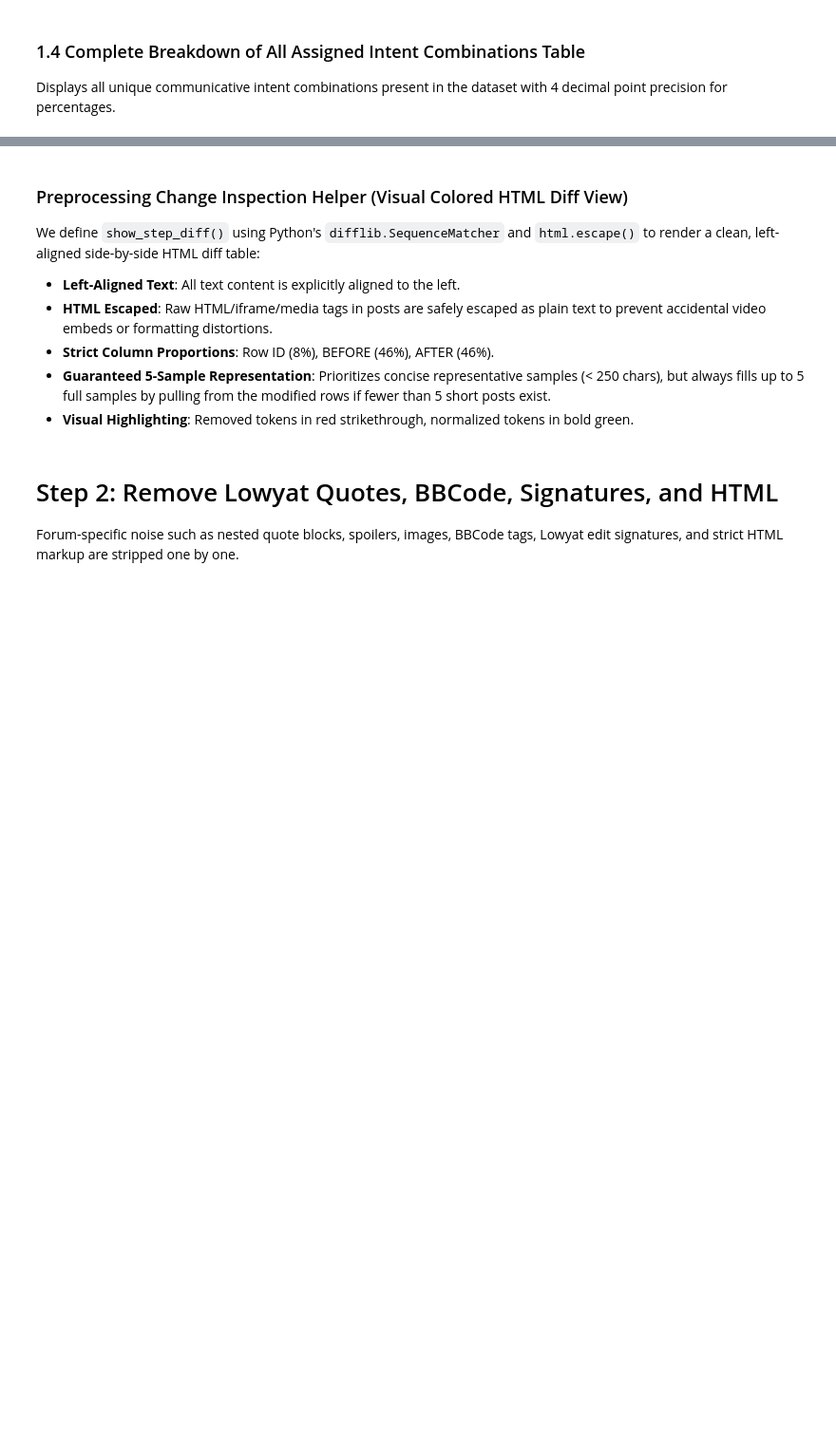
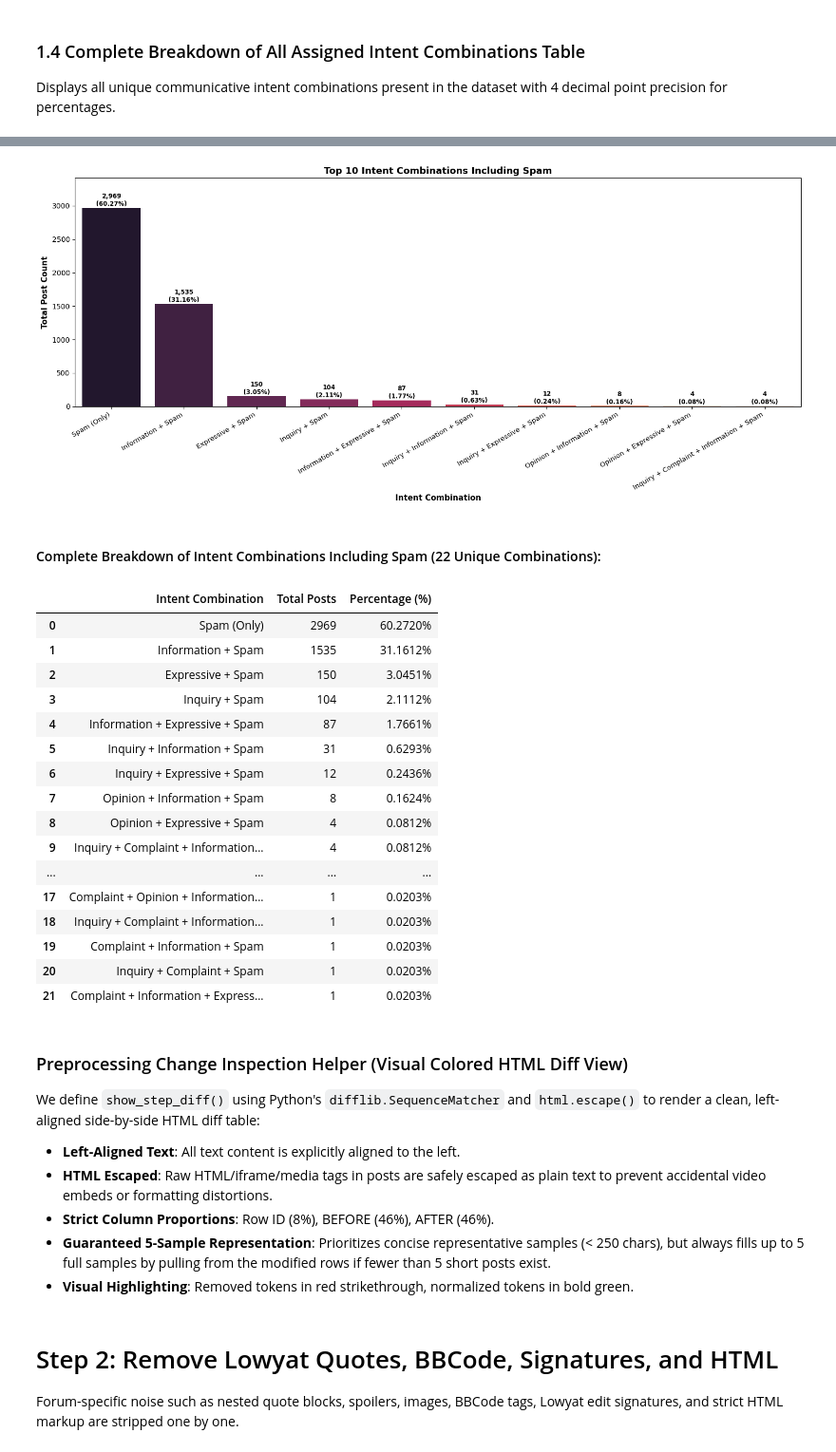
Before and after one commit to wjnotl/online-forum-communicative-intent-classification, a Jupyter notebook: intent classification.ipynb, the cells around one changed output, grey strips where cells are left out. Shown at 95% size. Drawn from its saved outputs; the diff is of its cells as text; code cells hidden in the pictures; blank space fills up the shorter version.

```diff
--- a/intent classification.ipynb
+++ b/intent classification.ipynb
@@ -171,3 +316,50 @@ display(combo_df.style.format({"Percentage (%)": "{:.4f}%"}))
+# %%
+# Filter combinations containing Spam
+spam_combinations = df[df['Spam'] == 1]['intent_combination'].value_counts()
+top_10_spam = spam_combinations.head(10)
+
+# Graph: Top 10 combinations including Spam
+plt.figure(figsize=(15, 6.8))
+sns.barplot(x=top_10_spam.index, y=top_10_spam.values, palette="rocket")
+plt.title("Top 10 Intent Combinations Including Spam", fontsize=13, fontweight='bold')
+plt.xlabel("Intent Combination", fontsize=11, fontweight='bold')
+plt.ylabel("Total Post Count", fontsize=11, fontweight='bold')
+plt.ylim(0, top_10_spam.values[0] * 1.15)
+plt.xticks(rotation=30, ha='right', fontsize=9.5)
+for i, v in enumerate(top_10_spam.values):
+    plt.text(i, v + 30, f"{v:,}\n({v/df['Spam'].sum()*100:.2f}%)", ha='center', fontsize=8.5, fontweight='bold')
+plt.tight_layout()
+plt.show()
+
+# Table: Complete breakdown of all combinations including Spam (count + percentage)
+spam_combo_df = pd.DataFrame({
+    "Intent Combination": spam_combinations.index,
+    "Total Posts": spam_combinations.values,
+    "Percentage (%)": (spam_combinations.values / df['Spam'].sum() * 100).round(4)
+})
+
+printmd(f"#### Complete Breakdown of Intent Combinations Including Spam ({len(spam_combinations)} Unique Combinations):")
+display(spam_combo_df.style.format({"Percentage (%)": "{:.4f}%"}))
+# %% [output]
+[figure, added]
+#### Complete Breakdown of Intent Combinations Including Spam (22 Unique Combinations):
+|  | Intent Combination | Total Posts | Percentage (%) |
+| 0 | Spam (Only) | 2969 | 60.2720% |
+| 1 | Information + Spam | 1535 | 31.1612% |
+| 2 | Expressive + Spam | 150 | 3.0451% |
+| 3 | Inquiry + Spam | 104 | 2.1112% |
+| 4 | Information + Expressive + Spam | 87 | 1.7661% |
+| 5 | Inquiry + Information + Spam | 31 | 0.6293% |
+| 6 | Inquiry + Expressive + Spam | 12 | 0.2436% |
+| 7 | Opinion + Information + Spam | 8 | 0.1624% |
+| 8 | Opinion + Expressive + Spam | 4 | 0.0812% |
+| 9 | Inquiry + Complaint + Information... | 4 | 0.0812% |
+| ... | ... | ... | ... |
+| 17 | Complaint + Opinion + Information... | 1 | 0.0203% |
+| 18 | Inquiry + Complaint + Information... | 1 | 0.0203% |
+| 19 | Complaint + Information + Spam | 1 | 0.0203% |
+| 20 | Inquiry + Complaint + Spam | 1 | 0.0203% |
+| 21 | Complaint + Information + Express... | 1 | 0.0203% |
 # %% [markdown]
 ### Preprocessing Change Inspection Helper (Visual Colored HTML Diff View)
 We define `show_step_diff()` using Python's `difflib.SequenceMatcher` and `html.escape()` to render a clean, left-aligned side-by-side HTML diff table:
```
Also changed, not shown: parts of 55 cells of this notebook.
